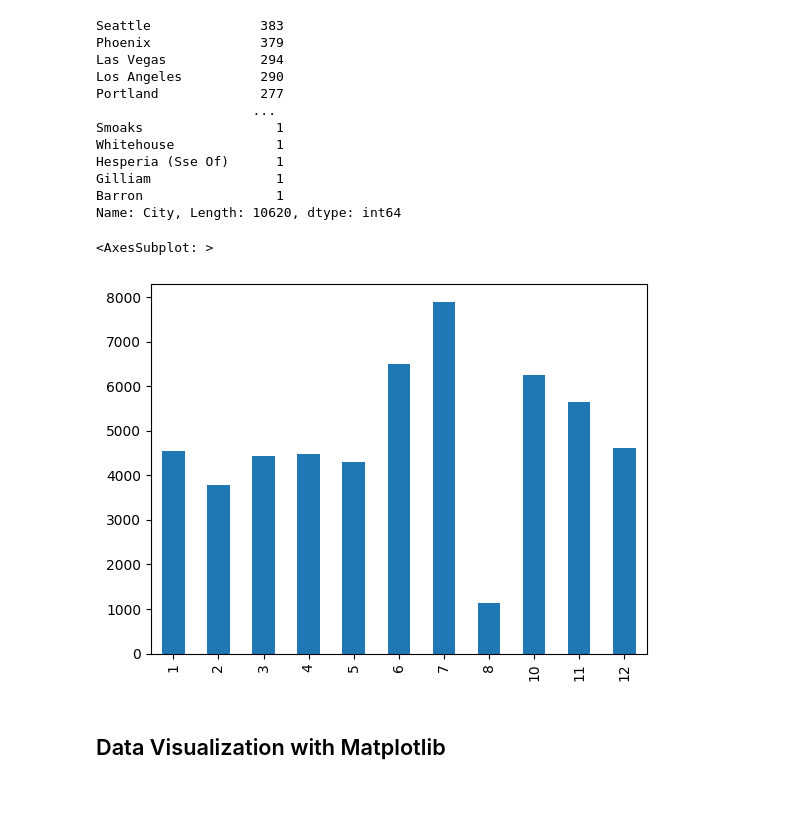
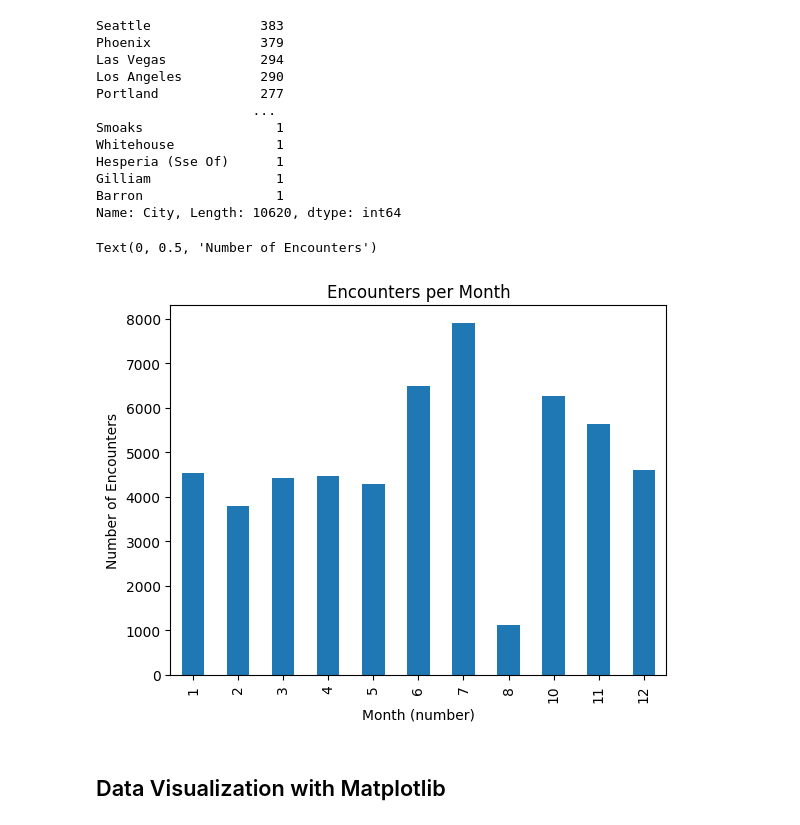
Before and after one commit to C-Skala/ata-Visualization-with-Matplotlib, a Jupyter notebook: Pandas_MatPlotLib_User_Stories.ipynb, the cells around one changed output. Cells and saved outputs as stored; diff of their text form; code cells hidden in the pictures; blank space fills up the shorter version.

Commit message:
title and lables updated

```diff
--- a/Pandas_MatPlotLib_User_Stories.ipynb
+++ b/Pandas_MatPlotLib_User_Stories.ipynb
@@ -109,10 +109,13 @@ Name: City, Length: 10620, dtype: int64
 # %%
 filterdf['Month'] = pd.DatetimeIndex(filterdf['Date_Time']).month
 
 filterdf['Month'].value_counts().sort_index().plot.bar()
+plt.title('Encounters per Month')
+plt.xlabel('Month (number)')
+plt.ylabel('Number of Encounters')
 # %% [output]
-<AxesSubplot: >
+Text(0, 0.5, 'Number of Encounters')
-[figure, old version]
+[figure, new version]
 # %% [markdown]
 ## Data Visualization with Matplotlib
 # %% [markdown]
```
Also changed, not shown: parts of 4 cells of this notebook.
